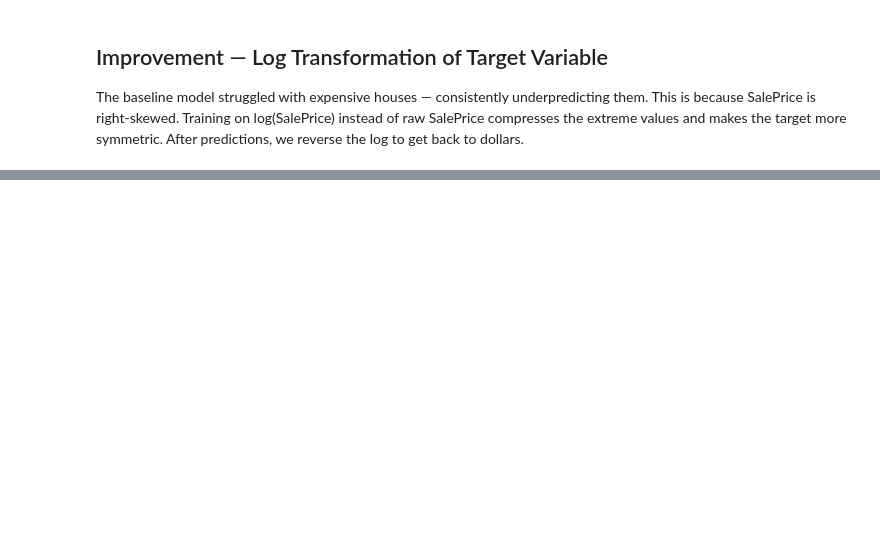
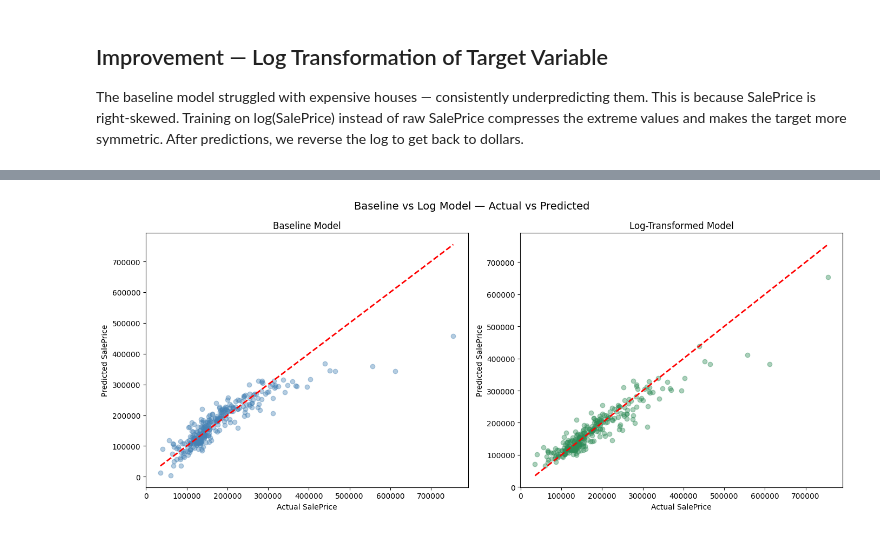
Before and after one commit to Thunder-Bird-007/house-price-analysis, a Jupyter notebook: notebooks/linear_regression.ipynb, the cells around one changed output, grey strips where cells are left out. Drawn from its saved outputs; the diff is of its cells as text; code cells hidden in the pictures; blank space fills up the shorter version.

```diff
--- a/notebooks/linear_regression.ipynb
+++ b/notebooks/linear_regression.ipynb
@@ -146,3 +175,28 @@ The baseline model struggled with expensive houses — consistently underpredict
 them. This is because SalePrice is right-skewed. Training on log(SalePrice)
 instead of raw SalePrice compresses the extreme values and makes the target
 more symmetric. After predictions, we reverse the log to get back to dollars.
+# %%
+y_log = np.log1p(df_model['SalePrice'])
+
+y_log_train, y_log_test = train_test_split(y_log, test_size=0.2, random_state=42)
+
+log_model = LinearRegression()
+log_model.fit(x_train, y_log_train)
+
+y_log_pred = log_model.predict(x_test)
+y_pred_actual = np.expm1(y_log_pred)
+
+mae_log = metrics.mean_absolute_error(y_test, y_pred_actual)
+mse_log = metrics.mean_squared_error(y_test, y_pred_actual)
+rmse_log = np.sqrt(mse_log)
+r2_log = metrics.r2_score(y_test, y_pred_actual)
+
+print("\nLog-Transformed Model Performance:")
+print(f"Log Model MAE:  {mae_log:,.0f}")
+print(f"Log Model RMSE: {rmse_log:,.0f}")
+print(f"Log Model R²:   {r2_log:.4f}")
+
+print("\nBaseline Model Performance:")
+print(f"Baseline MAE:  {mae:,.0f}")
+print(f"Baseline RMSE: {rmse:,.0f}")
+print(f"Baseline R²:   {r2:.4f}")
@@ -148,0 +213,21 @@ more symmetric. After predictions, we reverse the log to get back to dollars.
+# %%
+fig, axes = plt.subplots(1, 2, figsize=(14, 6))
+
+axes[0].scatter(y_test, y_pred, alpha=0.4, color='steelblue')
+axes[0].plot([y_test.min(), y_test.max()], [y_test.min(), y_test.max()], 'r--', linewidth=2)
+axes[0].set_xlabel("Actual SalePrice")
+axes[0].set_ylabel("Predicted SalePrice")
+axes[0].set_title("Baseline Model")
+
+axes[1].scatter(y_test, y_pred_actual, alpha=0.4, color='seagreen')
+axes[1].plot([y_test.min(), y_test.max()], [y_test.min(), y_test.max()], 'r--', linewidth=2)
+axes[1].set_xlabel("Actual SalePrice")
+axes[1].set_ylabel("Predicted SalePrice")
+axes[1].set_title("Log-Transformed Model")
+
+plt.suptitle("Baseline vs Log Model — Actual vs Predicted", fontsize=14)
+plt.tight_layout()
+plt.savefig('../visuals/lr_baseline_vs_log.png', dpi=150)
+plt.show()
+# %% [output]
+[figure, added]
```
Also changed, not shown: parts of 9 cells of this notebook, 1 other file.
